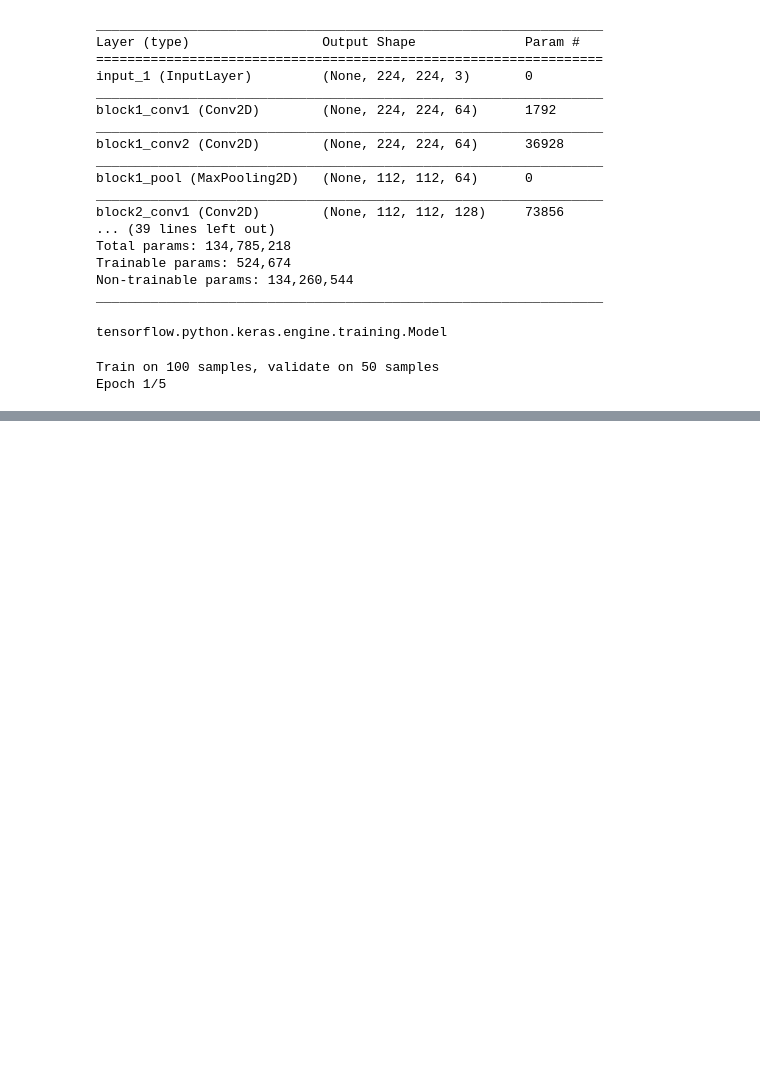
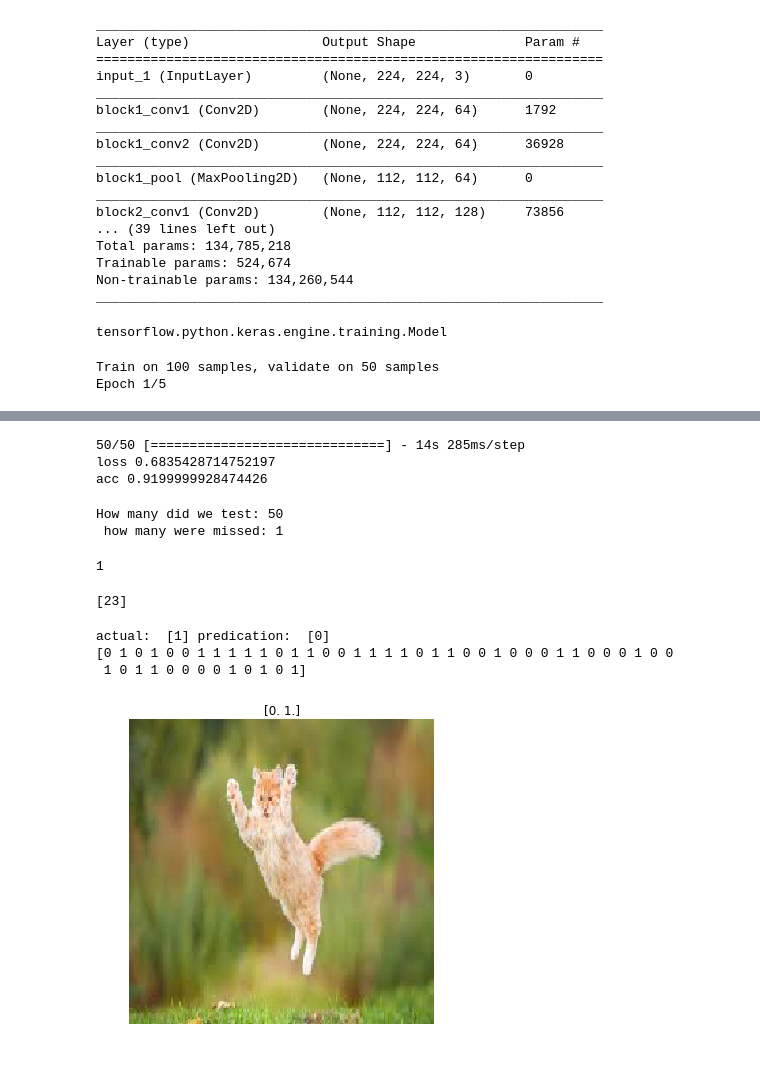
Before and after one commit to hepgon1/gitcode, a Jupyter notebook: KerasVgg.ipynb, the cells around one changed output, grey strips where cells are left out. Saved outputs shown, nothing was run; the diff lists cells and outputs as text; code cells hidden in the pictures; blank space fills up the shorter version.

Commit message:
completed Keras research

```diff
--- a/KerasVgg.ipynb
+++ b/KerasVgg.ipynb
@@ -180,0 +195,5 @@ Epoch 1/5
+# %%
+from tensorflow.python.keras.models import load_model
+os.getcwd()
+model = load_model(os.getcwd() + '/heather_cat_dog_model_epoch_29.keras')
+model.summary()
@@ -180,0 +218,31 @@ Epoch 1/5
+# %%
+result = model.evaluate(x_timgs, y_tlabs)
+for name, value in zip(model.metrics_names, result):
+    print (name, value)
+# %% [output]
+50/50 [==============================] - 14s 285ms/step
+loss 0.6835428714752197
+acc 0.9199999928474426
+# %%
+y_prediction = np.argmax(model.predict(x_timgs), axis=1)
+actual= np.argmax(y_tlabs, axis=1)
+print("How many did we test: " + str(len(actual)))
+misclassification=[i for i in range (30) if actual[i]!=y_prediction[i]]
+print(" how many were missed: " + str(len(misclassification)))
+# %% [output]
+How many did we test: 50
+ how many were missed: 1
+# %%
+print (len(misclassification))
+misclassification
+# %% [output]
+1
+[23]
+# %%
+print("actual: ",actual[[23]],"predication: ", y_prediction[[23]])
+plots(x_timgs[[23]],titles = y_labels[[23]])
+# %% [output]
+actual:  [1] predication:  [0]
+[0 1 0 1 0 0 1 1 1 1 1 0 1 1 0 0 1 1 1 1 0 1 1 0 0 1 0 0 0 1 1 0 0 0 1 0 0
+ 1 0 1 1 0 0 0 0 1 0 1 0 1]
+[figure, added]
```
Also changed, not shown: parts of 7 cells of this notebook.
